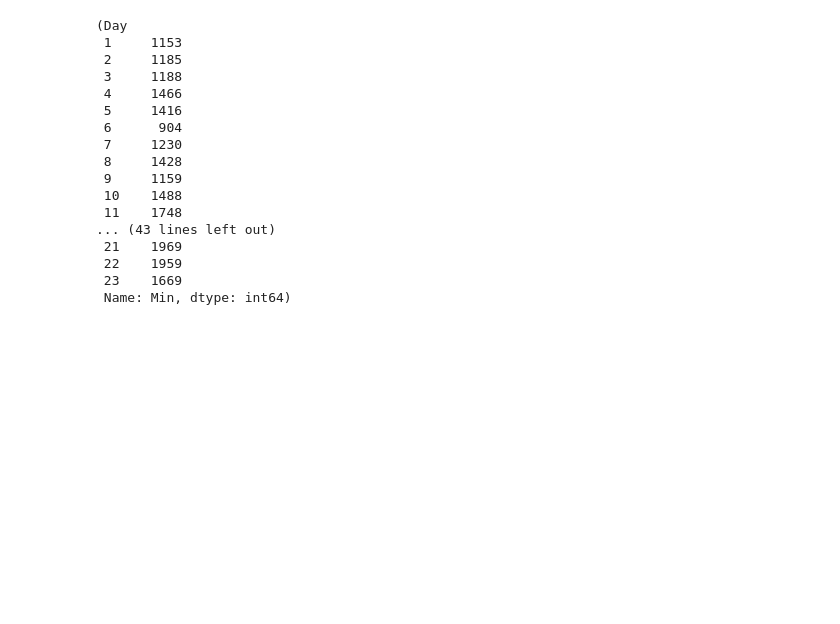
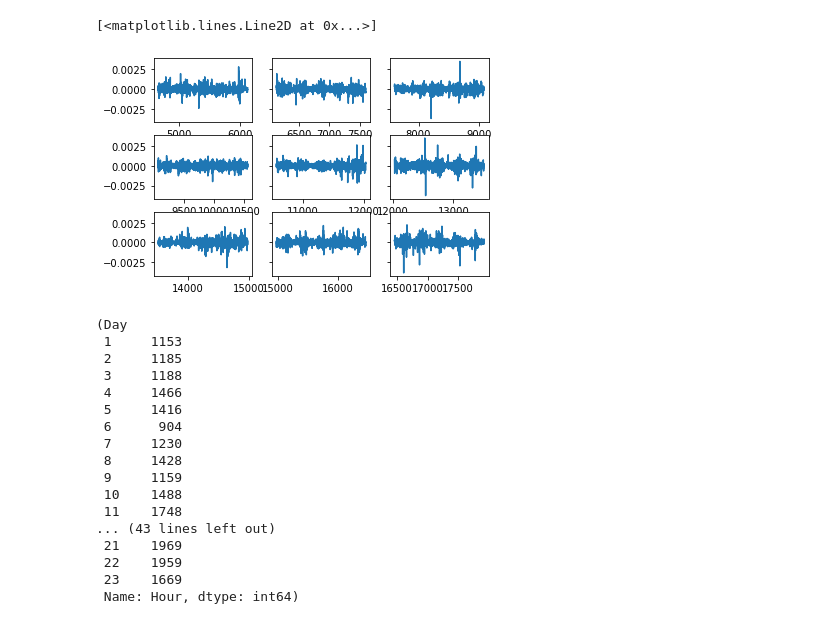
Before and after one commit to nielsfoerster/Analysis-FX-Volatility, a Jupyter notebook: data_analysis.ipynb, the cells around one changed output. Cells and saved outputs as stored; diff of their text form; code cells hidden in the pictures; blank space fills up the shorter version.

Commit message:
subplots added

```diff
--- a/data_analysis.ipynb
+++ b/data_analysis.ipynb
@@ -34,3 +54,3 @@ last_entries=data5[(data5.Month==6)&(data5.Day==24)].index
 # %%
-# delete them
-data5=data5.loc[first_entries[-1]+1:last_entries[0]-1]
+# delete them but keep last entry before relevant excerpt, so not +1 "first_entries[-1]+1"
+data5=data5.loc[first_entries[-1]:last_entries[0]-1]
@@ -36,0 +77,3 @@ data5=data5.loc[first_entries[-1]+1:last_entries[0]-1]
+# %%
+#change format from object to float (to use np.log() in next step)
+data5['LAST_PRICE']=data5['LAST_PRICE'].astype(float, errors = 'raise')
@@ -36,0 +86,3 @@ data5=data5.loc[first_entries[-1]+1:last_entries[0]-1]
+# %%
+# calculate log returs
+data5['log_returns']=np.log(data5['LAST_PRICE'])-np.log(data5['LAST_PRICE']).shift()
@@ -36,0 +100,3 @@ data5=data5.loc[first_entries[-1]+1:last_entries[0]-1]
+# %%
+# delete first entry, which was only used to calculate first return for the first day
+data5=data5.drop([13],axis=0)
@@ -37,5 +119,19 @@ data5=data5.loc[first_entries[-1]+1:last_entries[0]-1]
+# %%
+fig, (axs) = plt.subplots(nrows=3, ncols=3,sharey=True)
+axs[0,0].plot(data5['log_returns'][data5['Week']==1])
+axs[0,1].plot(data5['log_returns'][data5['Week']==2])
+axs[0,2].plot(data5['log_returns'][data5['Week']==3])
+axs[1,0].plot(data5['log_returns'][data5['Week']==4])
+axs[1,1].plot(data5['log_returns'][data5['Week']==5])
+axs[1,2].plot(data5['log_returns'][data5['Week']==6])
+axs[2,0].plot(data5['log_returns'][data5['Week']==7])
+axs[2,1].plot(data5['log_returns'][data5['Week']==8])
+axs[2,2].plot(data5['log_returns'][data5['Week']==9])
+# %% [output]
+[<matplotlib.lines.Line2D at 0x...>]
+[figure, added]
 # %%
-data5.groupby('Day')['Day'].count(),data5.groupby('Hour')['Min'].count()
+data5.groupby('Day')['Day'].count(),data5.groupby('Hour')['Hour'].count()
 # %% [output]
 (Day
  1     1153
@@ -53,4 +149,4 @@ data5.groupby('Day')['Day'].count(),data5.groupby('Hour')['Min'].count()
  21    1969
  22    1959
  23    1669
- Name: Min, dtype: int64)
+ Name: Hour, dtype: int64)
```
Also changed, not shown: parts of 12 cells of this notebook, 1 other file.
